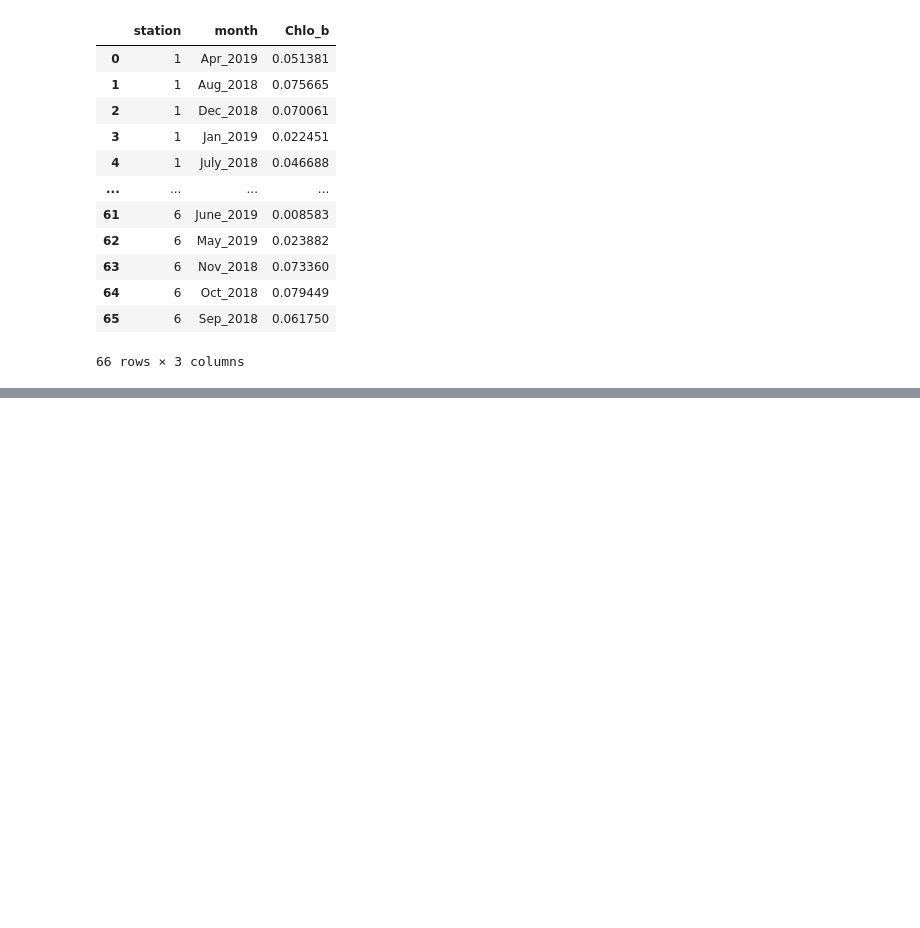
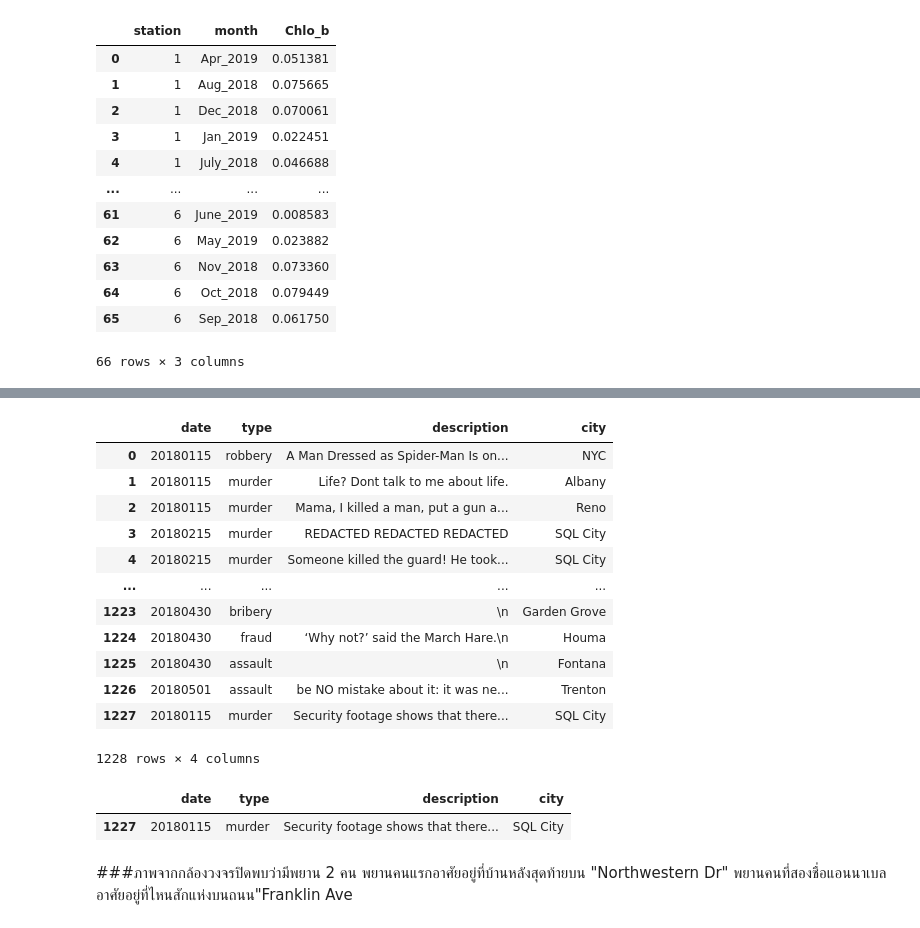
Before and after one commit to Earth15145/Python_dataviz2024, a Jupyter notebook: Midterm_653020219_0.ipynb, the cells around one changed output, grey strips where cells are left out. Saved outputs shown, nothing was run; the diff lists cells and outputs as text; code cells hidden in the pictures; blank space fills up the shorter version.

```diff
--- a/Midterm_653020219_0.ipynb
+++ b/Midterm_653020219_0.ipynb
@@ -116,0 +138,29 @@ chlo_b_pivot
+# %%
+crime_files = '/content/drive/MyDrive/Basic Python and Data Viz Midterm/ไฟล์ข้อมูล Exam 2/crime_scene_report.csv'
+crime_df = pd.read_csv(crime_files)
+crime_df
+# %% [output]
+|  | date | type | description | city |
+| 0 | 20180115 | robbery | A Man Dressed as Spider-Man Is on... | NYC |
+| 1 | 20180115 | murder | Life? Dont talk to me about life. | Albany |
+| 2 | 20180115 | murder | Mama, I killed a man, put a gun a... | Reno |
+| 3 | 20180215 | murder | REDACTED REDACTED REDACTED | SQL City |
+| 4 | 20180215 | murder | Someone killed the guard! He took... | SQL City |
+| ... | ... | ... | ... | ... |
+| 1223 | 20180430 | bribery | \n | Garden Grove |
+| 1224 | 20180430 | fraud | ‘Why not?’ said the March Hare.\n | Houma |
+| 1225 | 20180430 | assault | \n | Fontana |
+| 1226 | 20180501 | assault | be NO mistake about it: it was ne... | Trenton |
+| 1227 | 20180115 | murder | Security footage shows that there... | SQL City |
+1228 rows × 4 columns
+# %%
+# กรองข้อมูล
+crime_result = crime_df[(crime_df['type'] == 'murder') & (crime_df['date'] == 20180115) & (crime_df['city'] == 'SQL City')]
+
+# แสดงผลลัพธ์
+crime_result
+# %% [output]
+|  | date | type | description | city |
+| 1227 | 20180115 | murder | Security footage shows that there... | SQL City |
+# %% [markdown]
+###ภาพจากกล้องวงจรปิดพบว่ามีพยาน 2 คน พยานคนแรกอาศัยอยู่ที่บ้านหลังสุดท้ายบน "Northwestern Dr" พยานคนที่สองชื่อแอนนาเบล อาศัยอยู่ที่ไหนสักแห่งบนถนน"Franklin Ave
```
Also changed, not shown: parts of 28 cells of this notebook.
